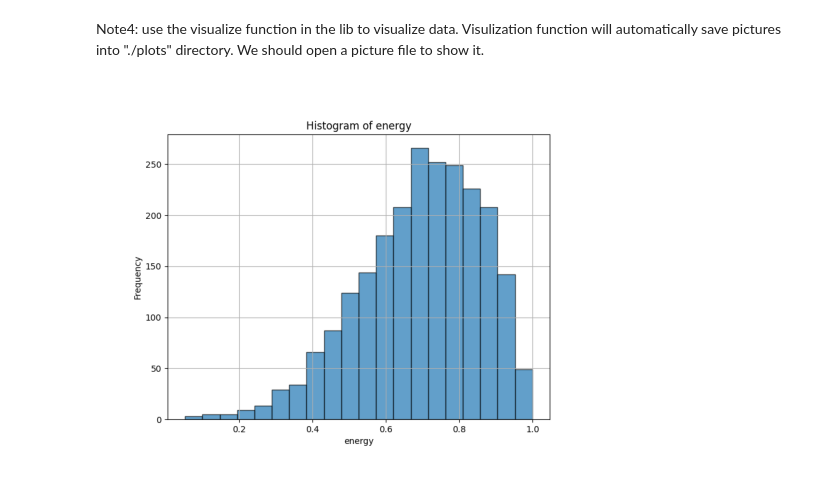
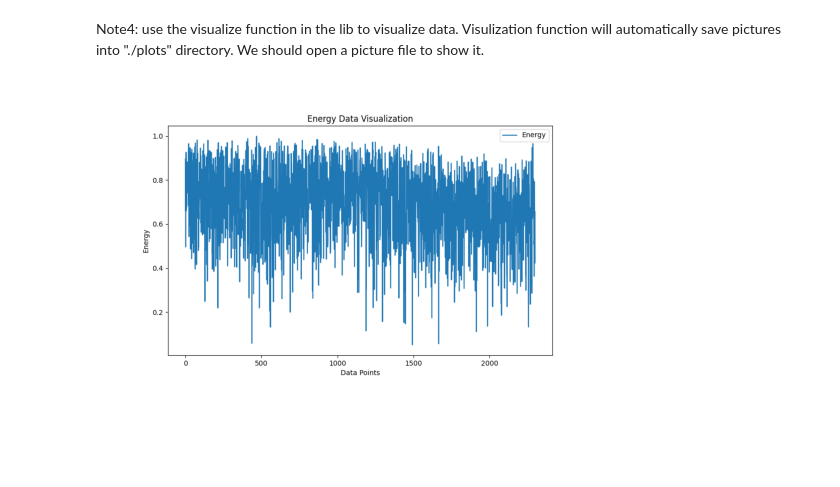
Before and after one commit to nogibjj/levia_individual_proj1, a Jupyter notebook: descriptive.ipynb, the cells around one changed output. Saved outputs shown, nothing was run; the diff lists cells and outputs as text; code cells hidden in the pictures; blank space fills up the shorter version.

```diff
--- a/descriptive.ipynb
+++ b/descriptive.ipynb
@@ -55,12 +37,12 @@ Visulization function will automatically save pictures into "./plots" directory.
 We should open a picture file to show it.
 # %%
 # Specify the image path
-image_path = './plots/energy_histogram.png'
+image_path = './plots.png'
 
 # Display the image
 img = mpimg.imread(image_path)
 plt.imshow(img)
 plt.axis('off')  # Optionally, turn off axis labels and ticks
 plt.show()
 # %% [output]
-[figure, old version]
+[figure, new version]
```
Also changed, not shown: parts of 1 cell of this notebook.
